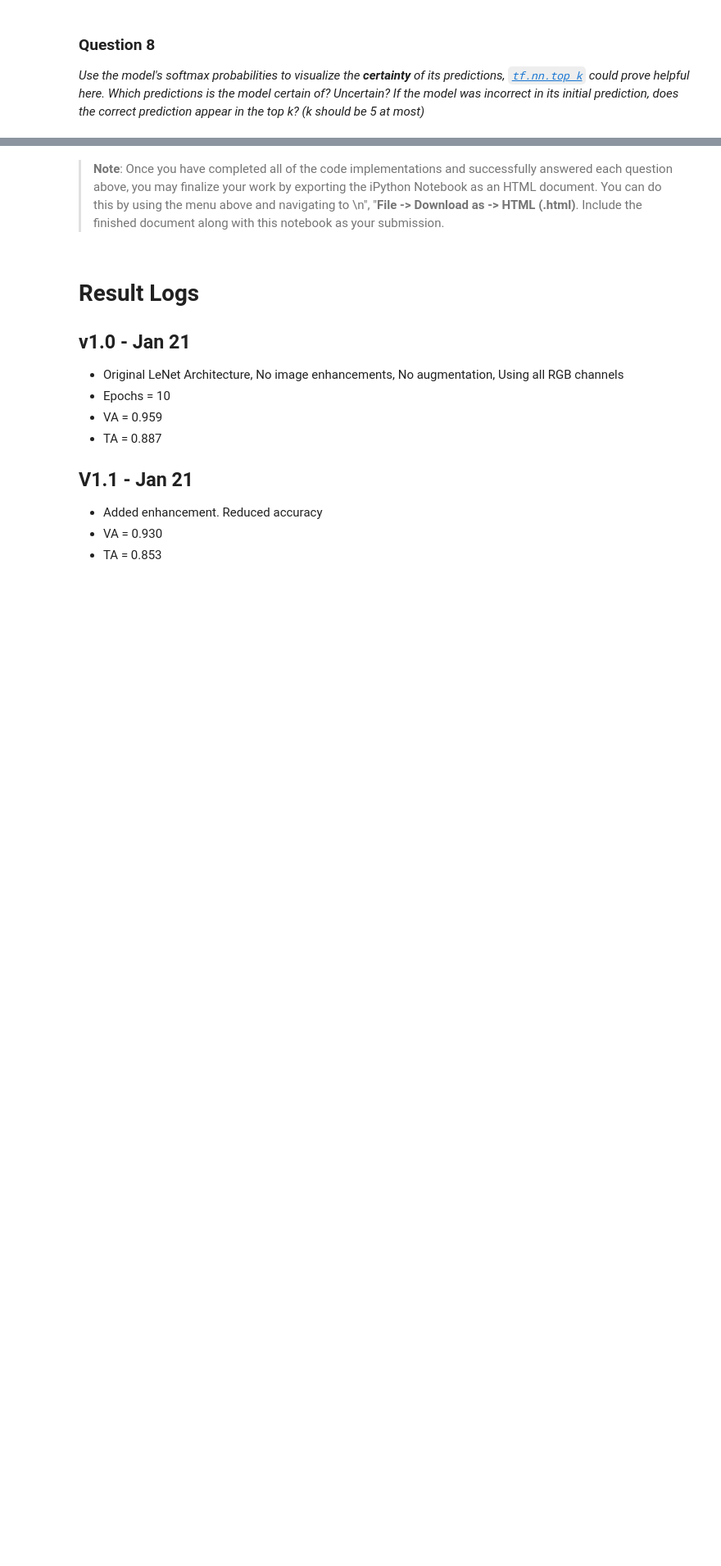
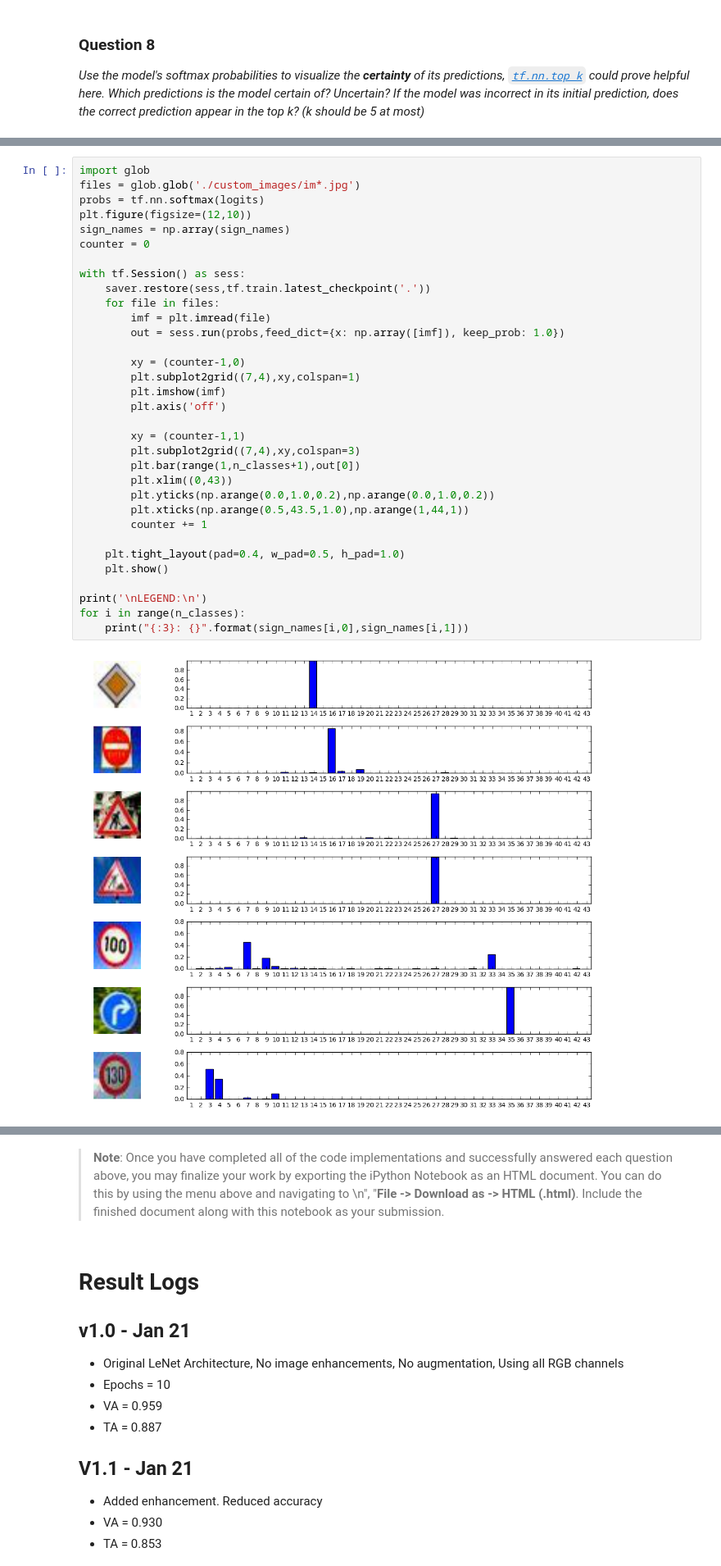
Before and after one commit to bhiriyur/sdcnd, a Jupyter notebook: CarND-Traffic-Sign-Classifier-Project/Submission/Traffic_Sign_Classifier_BHiriyur.ipynb, the cells around one changed output, grey strips where cells are left out. Shown at 82% size. Cells and saved outputs as stored; diff of their text form; blank space fills up the shorter version.

```diff
--- a/CarND-Traffic-Sign-Classifier-Project/Submission/Traffic_Sign_Classifier_BHiriyur.ipynb
+++ b/CarND-Traffic-Sign-Classifier-Project/Submission/Traffic_Sign_Classifier_BHiriyur.ipynb
@@ -608,0 +586,35 @@ For both evaluations above, the tf.nn_top_k function was used to provide top 3 c
+# %%
+import glob
+files = glob.glob('./custom_images/im*.jpg')
+probs = tf.nn.softmax(logits)
+plt.figure(figsize=(12,10))
+sign_names = np.array(sign_names)
+counter = 0
+
+with tf.Session() as sess:
+    saver.restore(sess,tf.train.latest_checkpoint('.'))
+    for file in files:
+        imf = plt.imread(file)
+        out = sess.run(probs,feed_dict={x: np.array([imf]), keep_prob: 1.0})
+
+        xy = (counter-1,0)
+        plt.subplot2grid((7,4),xy,colspan=1)
+        plt.imshow(imf)
+        plt.axis('off')
+
+        xy = (counter-1,1)
+        plt.subplot2grid((7,4),xy,colspan=3)
+        plt.bar(range(1,n_classes+1),out[0])
+        plt.xlim((0,43))
+        plt.yticks(np.arange(0.0,1.0,0.2),np.arange(0.0,1.0,0.2))
+        plt.xticks(np.arange(0.5,43.5,1.0),np.arange(1,44,1))
+        counter += 1
+
+    plt.tight_layout(pad=0.4, w_pad=0.5, h_pad=1.0)
+    plt.show()
+
+print('\nLEGEND:\n')
+for i in range(n_classes):
+    print("{:3}: {}".format(sign_names[i,0],sign_names[i,1]))
+# %% [output]
+[figure, added]
```
Also changed, not shown: parts of 14 cells of this notebook, 2 other files.
